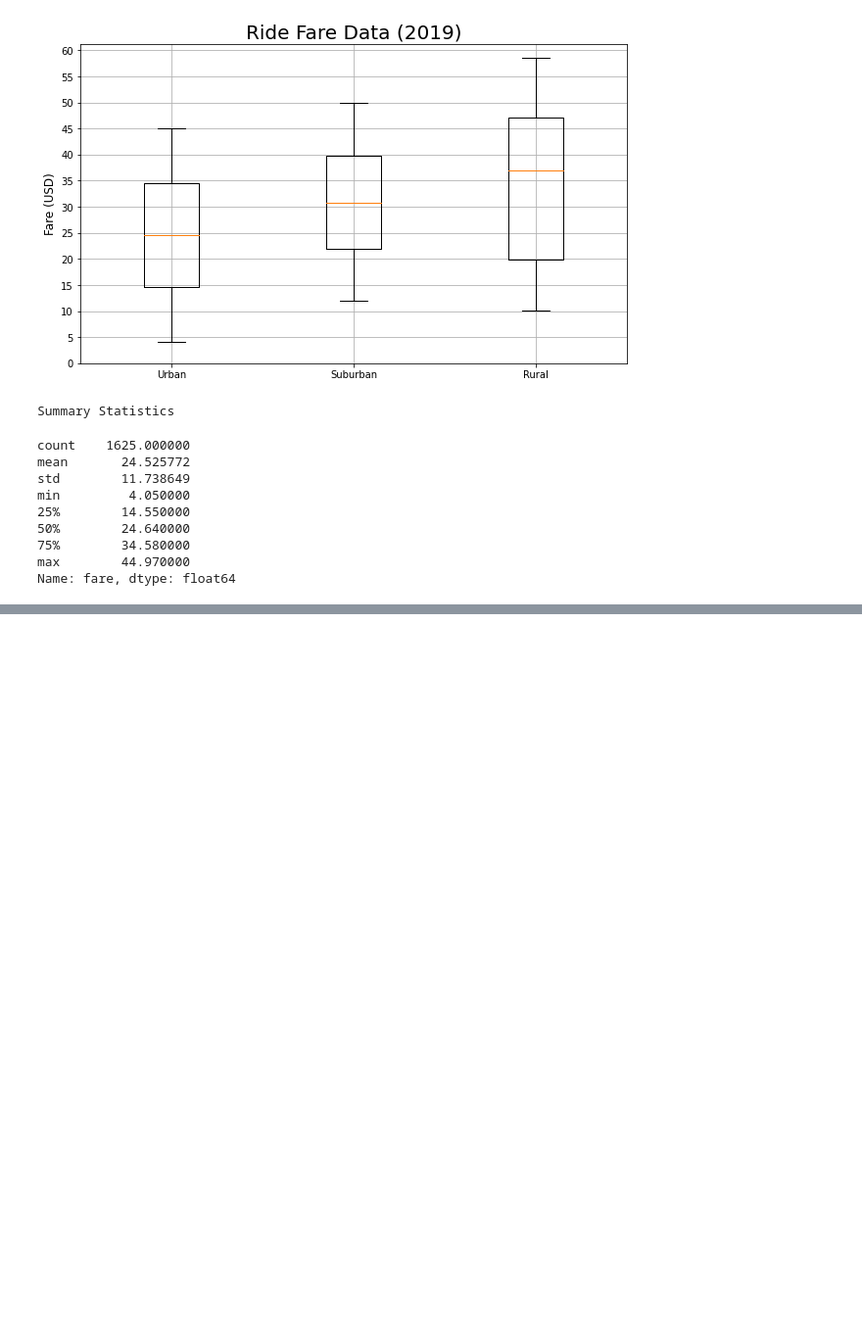
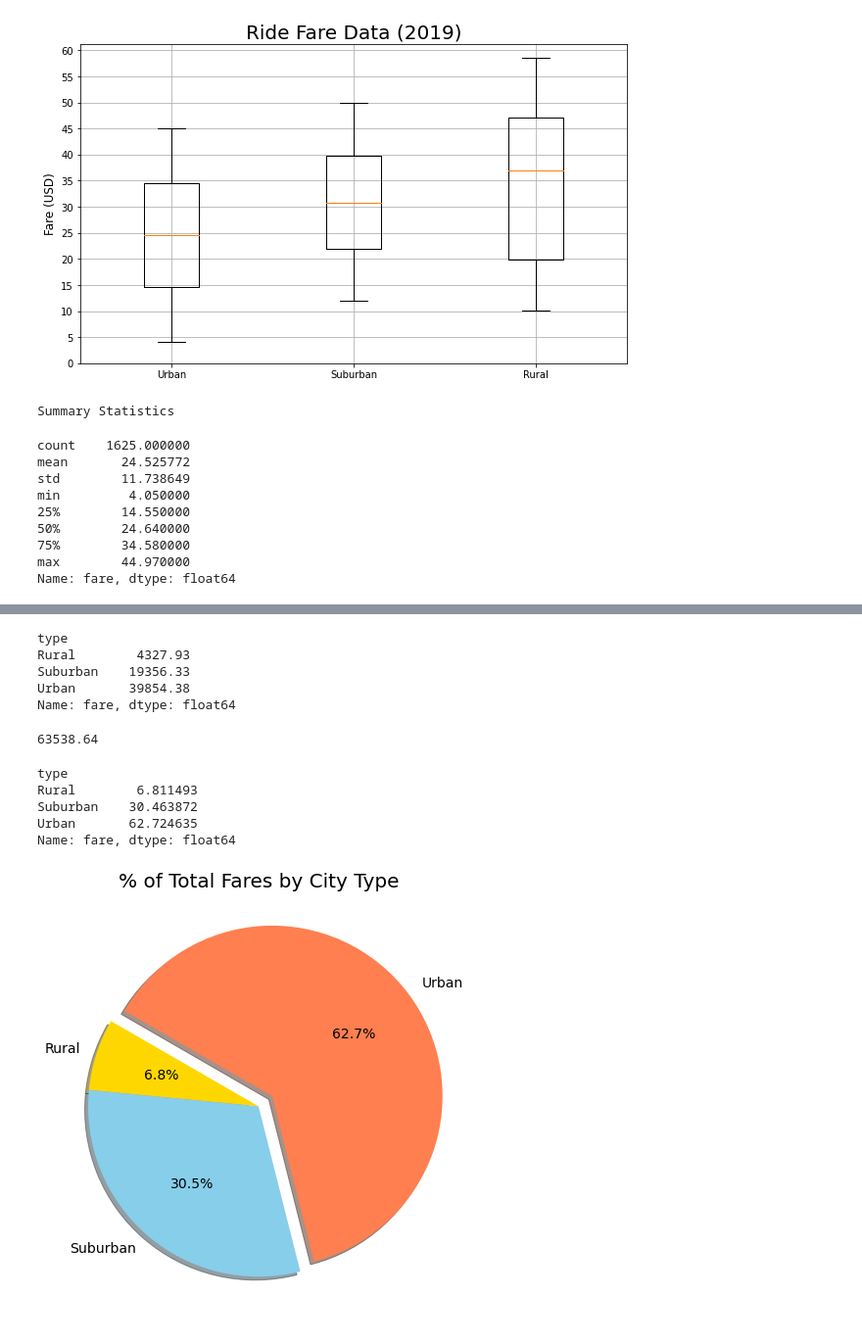
Before and after one commit to MCRobish/PyBer_Analysis, a Jupyter notebook: PyBer.ipynb, the cells around one changed output, grey strips where cells are left out. Shown at 98% size. Drawn from its saved outputs; the diff is of its cells as text; code cells hidden in the pictures; blank space fills up the shorter version.

Commit message:
addition of pie chart for fares by city type

```diff
--- a/PyBer.ipynb
+++ b/PyBer.ipynb
@@ -488,0 +490,40 @@ plt.show()
+# %%
+# Get the sum of the fares for each city type.
+sum_fares_by_type = cityrides_df.groupby(["type"]).sum()["fare"]
+sum_fares_by_type
+# %% [output]
+type
+Rural        4327.93
+Suburban    19356.33
+Urban       39854.38
+Name: fare, dtype: float64
+# %%
+#Overall total of all fares
+total_fares = cityrides_df["fare"].sum()
+total_fares
+# %% [output]
+63538.64
+# %%
+type_percents = sum_fares_by_type/ total_fares *100
+type_percents
+# %% [output]
+type
+Rural        6.811493
+Suburban    30.463872
+Urban       62.724635
+Name: fare, dtype: float64
+# %%
+# Import mpl to change the plot configurations using rcParams.
+import matplotlib as mpl
+#create pie chart
+fig,ax = plt.subplots(figsize = (8,8))
+new_labels = ["Rural", "Suburban", "Urban"]
+explode = [0,0,0.1]
+colors = ["gold","skyblue","coral"]
+ax.pie(type_percents, labels = new_labels, explode = explode, shadow = True, colors = colors, autopct = "%1.1f%%", startangle = 150)
+plt.title("% of Total Fares by City Type", fontsize = 20)
+mpl.rcParams['font.size'] = 14
+#save figure to analysis folder
+plt.savefig("analysis/Fig5.png")
+# %% [output]
+[figure, added]
```
Also changed, not shown: parts of 1 cell of this notebook, 2 other files.
